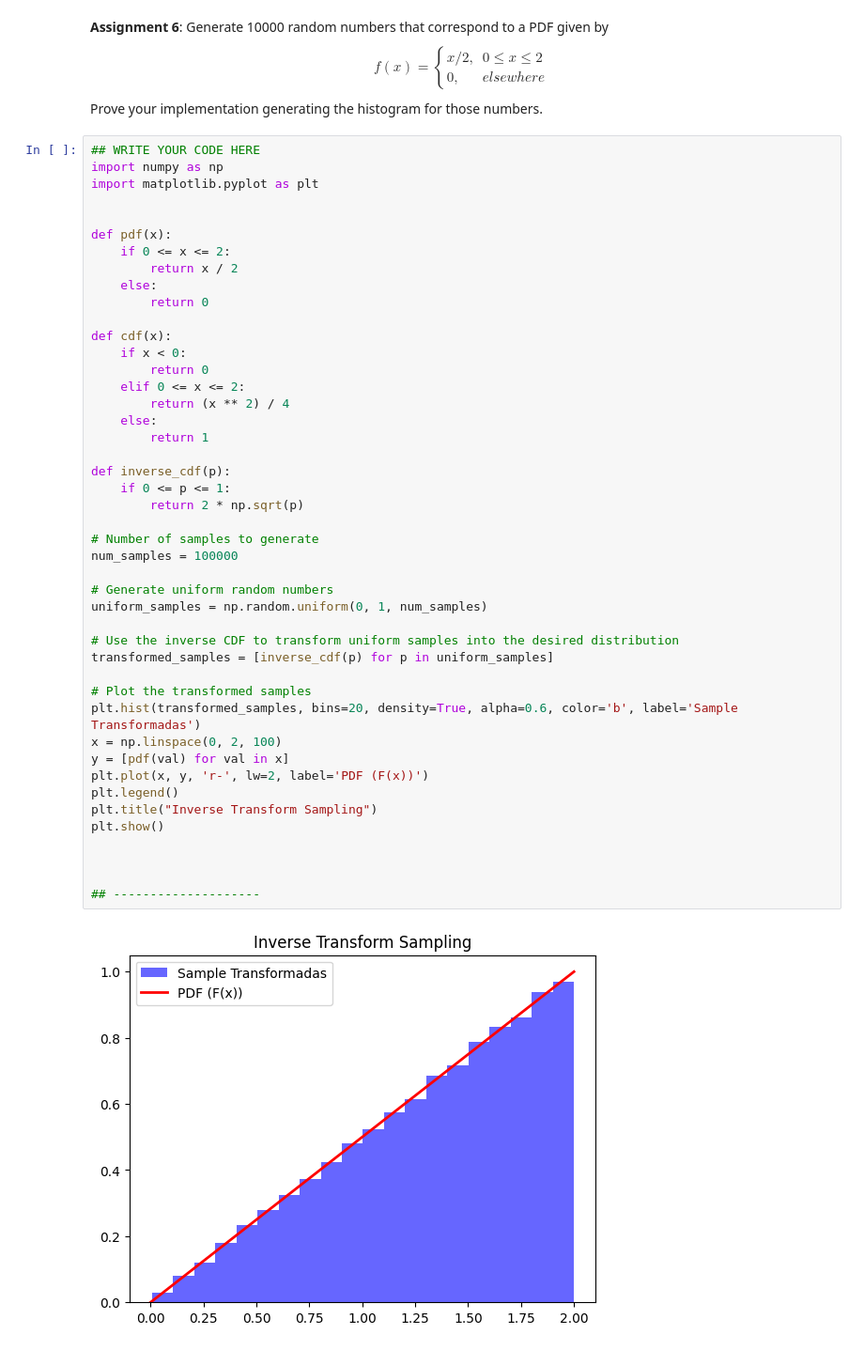
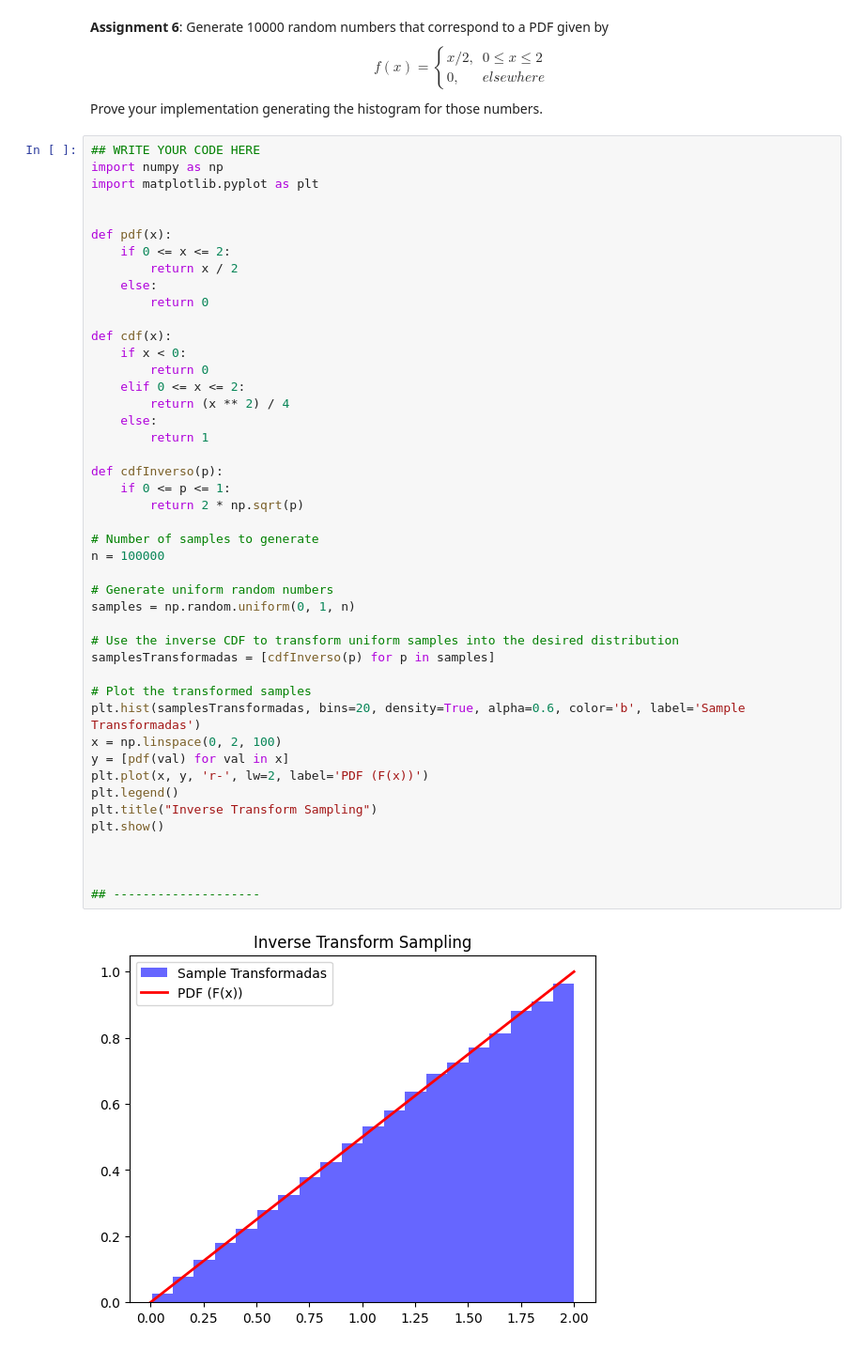
Before and after one commit to CHACHO617/Taller1ModelosYSimulacoin, a Jupyter notebook: Taller4.ipynb, the cells around one changed output. Shown at 94% size. Saved outputs shown, nothing was run; the diff lists cells and outputs as text.

```diff
--- a/Taller4.ipynb
+++ b/Taller4.ipynb
@@ -369,36 +369,36 @@ def pdf(x):
 
 def cdf(x):
     if x < 0:
         return 0
     elif 0 <= x <= 2:
         return (x ** 2) / 4
     else:
         return 1
 
-def inverse_cdf(p):
+def cdfInverso(p):
     if 0 <= p <= 1:
         return 2 * np.sqrt(p)
 
 # Number of samples to generate
-num_samples = 100000
+n = 100000
 
 # Generate uniform random numbers
-uniform_samples = np.random.uniform(0, 1, num_samples)
+samples = np.random.uniform(0, 1, n)
 
 # Use the inverse CDF to transform uniform samples into the desired distribution
-transformed_samples = [inverse_cdf(p) for p in uniform_samples]
+samplesTransformadas = [cdfInverso(p) for p in samples]
 
 # Plot the transformed samples
-plt.hist(transformed_samples, bins=20, density=True, alpha=0.6, color='b', label='Sample Transformadas')
+plt.hist(samplesTransformadas, bins=20, density=True, alpha=0.6, color='b', label='Sample Transformadas')
 x = np.linspace(0, 2, 100)
 y = [pdf(val) for val in x]
 plt.plot(x, y, 'r-', lw=2, label='PDF (F(x))')
 plt.legend()
 plt.title("Inverse Transform Sampling")
 plt.show()
 
 
 
 ## --------------------
 # %% [output]
-[figure, old version]
+[figure, new version]
```
